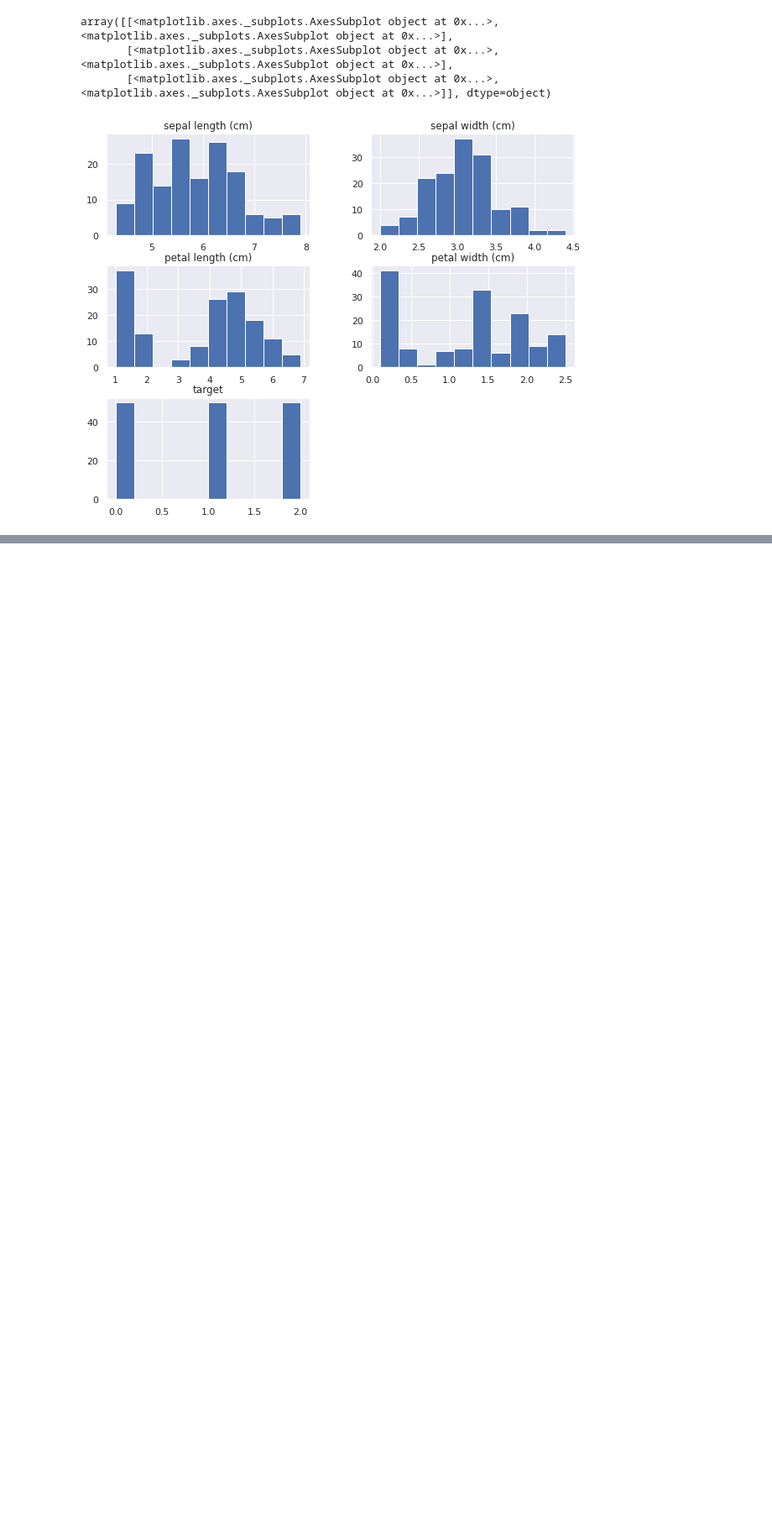
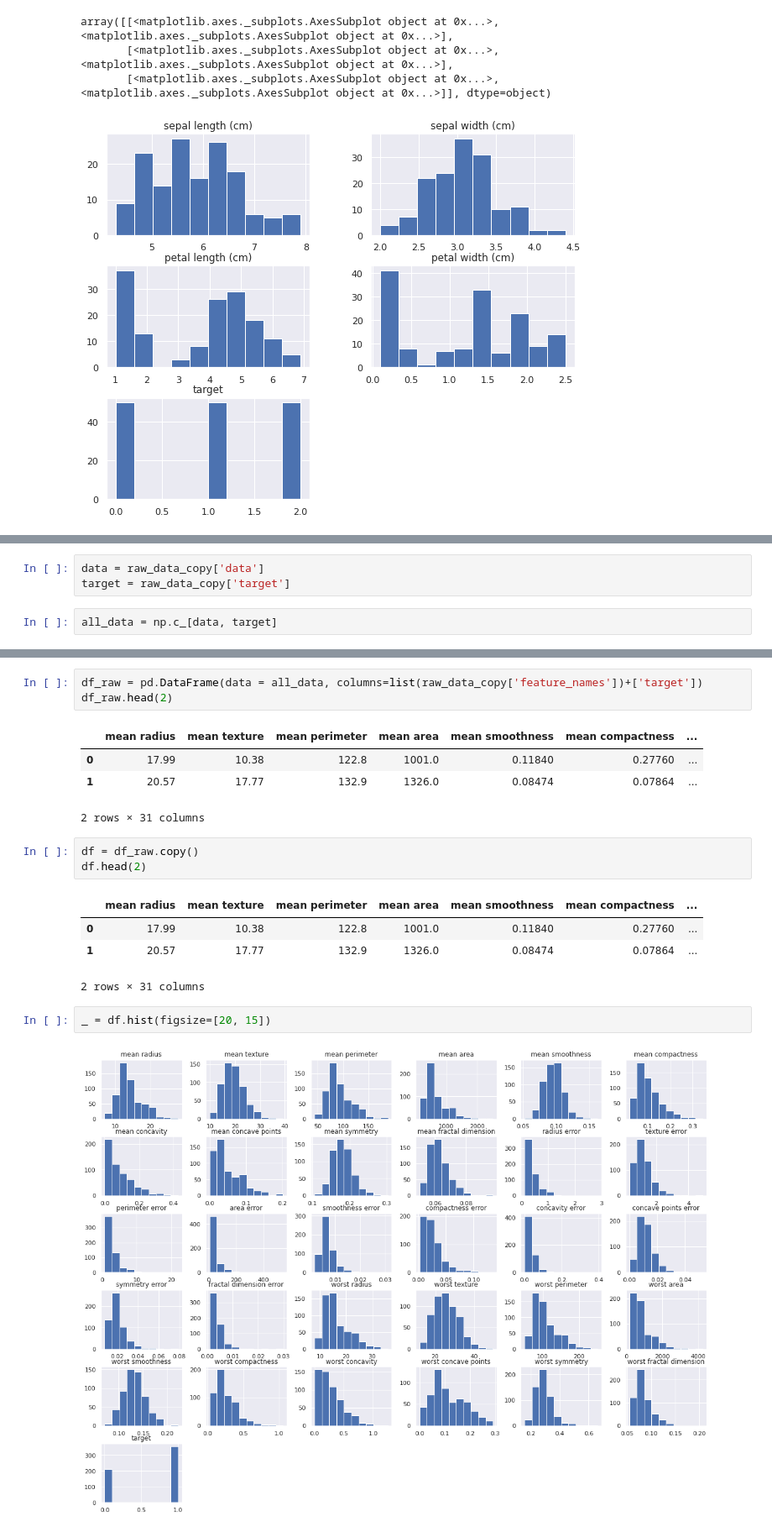
Before and after one commit to jdre1/Machine-Learning-Bootcamp, a Jupyter notebook: supervised/01_basic/train_valid_test.ipynb, the cells around one changed output, grey strips where cells are left out. Shown at 84% size. Drawn from its saved outputs; the diff is of its cells as text; blank space fills up the shorter version.

```diff
--- a/supervised/01_basic/train_valid_test.ipynb
+++ b/supervised/01_basic/train_valid_test.ipynb
@@ -138,0 +258,5 @@ array([[<matplotlib.axes._subplots.AxesSubplot object at 0x...>, <matplotlib.axe
+# %%
+data = raw_data_copy['data']
+target = raw_data_copy['target']
+# %%
+all_data = np.c_[data, target]
@@ -138,0 +267,20 @@ array([[<matplotlib.axes._subplots.AxesSubplot object at 0x...>, <matplotlib.axe
+# %%
+df_raw = pd.DataFrame(data = all_data, columns=list(raw_data_copy['feature_names'])+['target'])
+df_raw.head(2)
+# %% [output]
+|  | mean radius | mean texture | mean perimeter | mean area | mean smoothness | mean compactness | ... |
+| 0 | 17.99 | 10.38 | 122.8 | 1001.0 | 0.11840 | 0.27760 | ... |
+| 1 | 20.57 | 17.77 | 132.9 | 1326.0 | 0.08474 | 0.07864 | ... |
+2 rows × 31 columns
+# %%
+df = df_raw.copy()
+df.head(2)
+# %% [output]
+|  | mean radius | mean texture | mean perimeter | mean area | mean smoothness | mean compactness | ... |
+| 0 | 17.99 | 10.38 | 122.8 | 1001.0 | 0.11840 | 0.27760 | ... |
+| 1 | 20.57 | 17.77 | 132.9 | 1326.0 | 0.08474 | 0.07864 | ... |
+2 rows × 31 columns
+# %%
+_ = df.hist(figsize=[20, 15])
+# %% [output]
+[figure, added]
```
Also changed, not shown: parts of 13 cells of this notebook.
